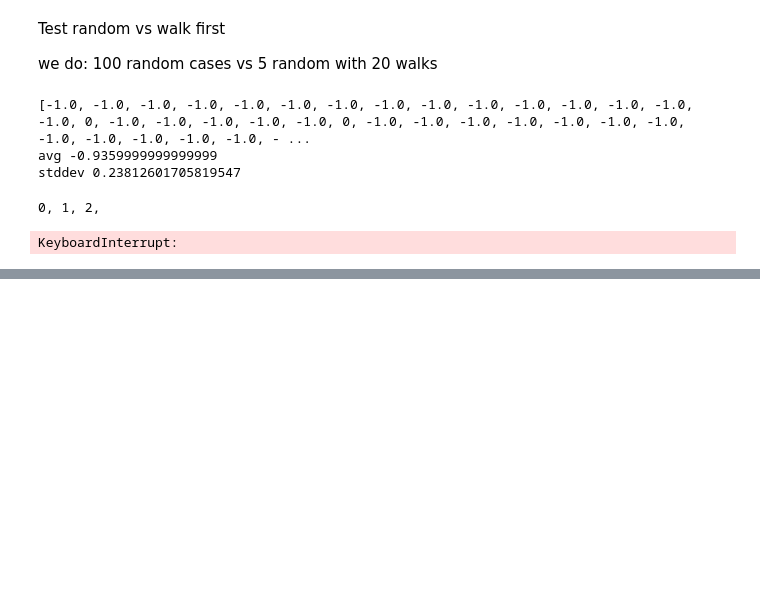
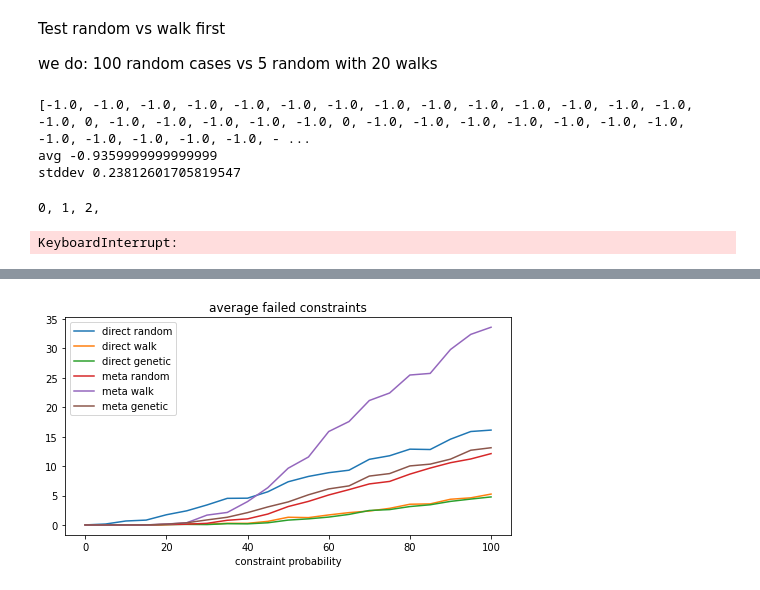
Before and after one commit to IvanDonat/tcsp, a Jupyter notebook: graphing_genetic.ipynb, the cells around one changed output, grey strips where cells are left out. Cells and saved outputs as stored; diff of their text form; code cells hidden in the pictures; blank space fills up the shorter version.

```diff
--- a/graphing_genetic.ipynb
+++ b/graphing_genetic.ipynb
@@ -120,0 +124,17 @@ KeyboardInterrupt:
+# %%
+# for this we should group the sets by constr prob as it'll get more difficult progressively
+
+num_tests = 33
+
+probs = []
+T_list = []
+
+for prob in range(0, 101, 5):
+    tests = []
+    for k in range(num_tests):
+        T = generate_problem(**{ **BINARY, 'constraint_probability': prob/100} )
+        tests.append( T )
+
+    probs.append(prob)
+    T_list.append(tests)
+    print(prob, end=', ')
@@ -120,0 +143,64 @@ KeyboardInterrupt:
+# %%
+fig, ax = plt.subplots(1, figsize=(8, 4))
+ax.set_xlabel('constraint probability')
+ax.set_title('average failed constraints')
+
+graph_failed_direct_random = []
+graph_failed_direct_walk = []
+graph_failed_direct_genetic = []
+graph_failed_meta_random = []
+graph_failed_meta_walk = []
+graph_failed_meta_genetic = []
+
+for p, Ts in zip(probs, T_list):
+    print(p, end=' ')
+
+    num_failed_direct_random = sum(
+        len(direct_random(T, r=100, iterations=100)[1])
+        for T in Ts
+    ) / len(Ts)
+    num_failed_direct_walk = sum(
+        len(direct_walk(T, r=100, max_iterations=5, max_flips=20, pick_best_gene=True)[1])
+        for T in Ts
+    ) / len(Ts)
+    num_failed_direct_genetic = sum(
+        len(
+            direct_genetic(T, r=100, gene_pool_size=100,
+                           retainment_ratio=0.5, mutation_chance=0.1, max_iterations=20
+                         )[1])
+        for T in Ts
+    ) / len(Ts)
+
+
+    num_failed_meta_random = sum(
+        len(meta_random(T, iterations=100)[1])
+        for T in Ts
+    ) / len(Ts)
+    num_failed_meta_walk = sum(
+        len(meta_walk(T, max_iterations=5, max_flips=20)[1])
+        for T in Ts
+    ) / len(Ts)
+    num_failed_meta_genetic = sum(
+        len(
+            meta_genetic(T, gene_pool_size=20,
+                           retainment_ratio=0.5, mutation_chance=0.1, max_iterations=5
+                         )[1])
+        for T in Ts
+    ) / len(Ts)
+
+    graph_failed_direct_random.append(num_failed_direct_random)
+    graph_failed_direct_walk.append(num_failed_direct_walk)
+    graph_failed_direct_genetic.append(num_failed_direct_genetic)
+
+    graph_failed_meta_random.append(num_failed_meta_random)
+    graph_failed_meta_walk.append(num_failed_meta_walk)
+    graph_failed_meta_genetic.append(num_failed_meta_genetic)
+
+ax.plot(probs, graph_failed_direct_random, label='direct random')
+ax.plot(probs, graph_failed_direct_walk, label='direct walk')
+ax.plot(probs, graph_failed_direct_genetic, label='direct genetic')
+ax.plot(probs, graph_failed_meta_random, label='meta random')
+ax.plot(probs, graph_failed_meta_walk, label='meta walk')
+ax.plot(probs, graph_failed_meta_genetic, label='meta genetic')
+ax.legend()
+# %% [output]
@@ -120,0 +209 @@ KeyboardInterrupt:
+[figure, added]
```
Also changed, not shown: parts of 5 cells of this notebook, 3 other files.
